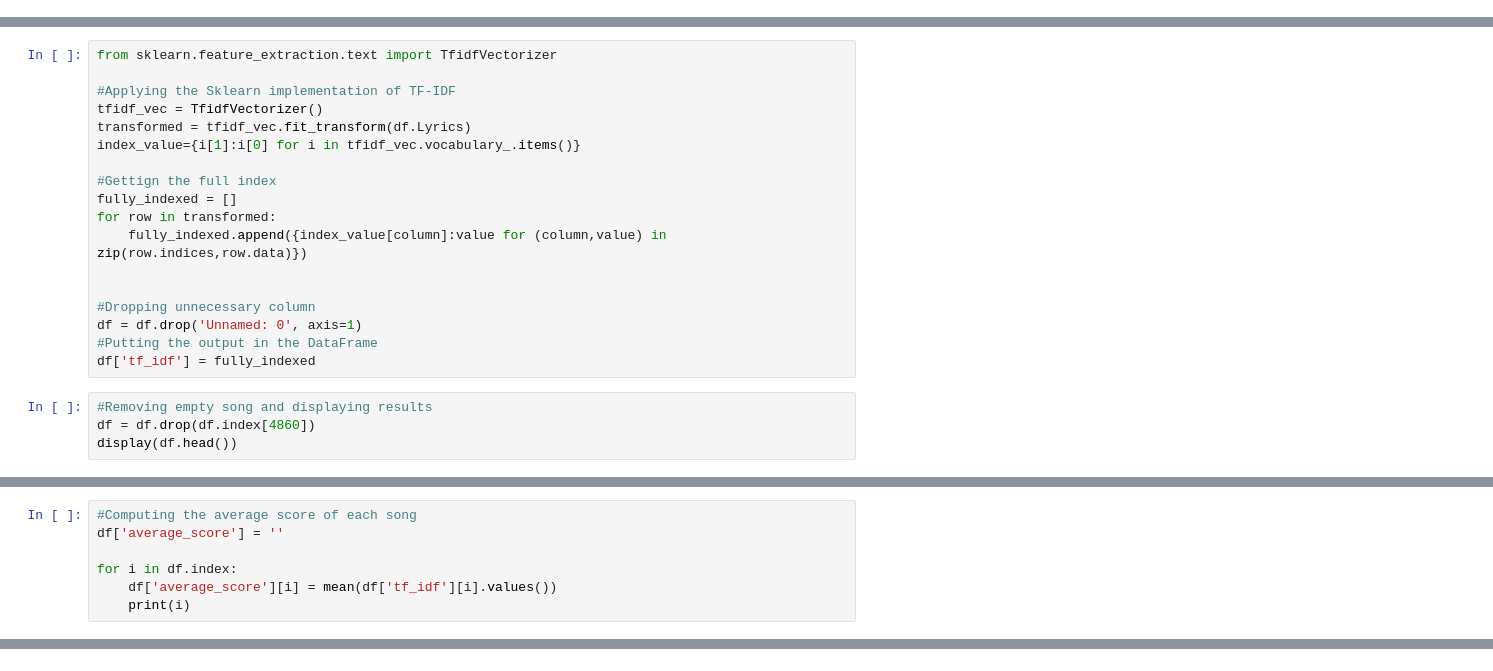
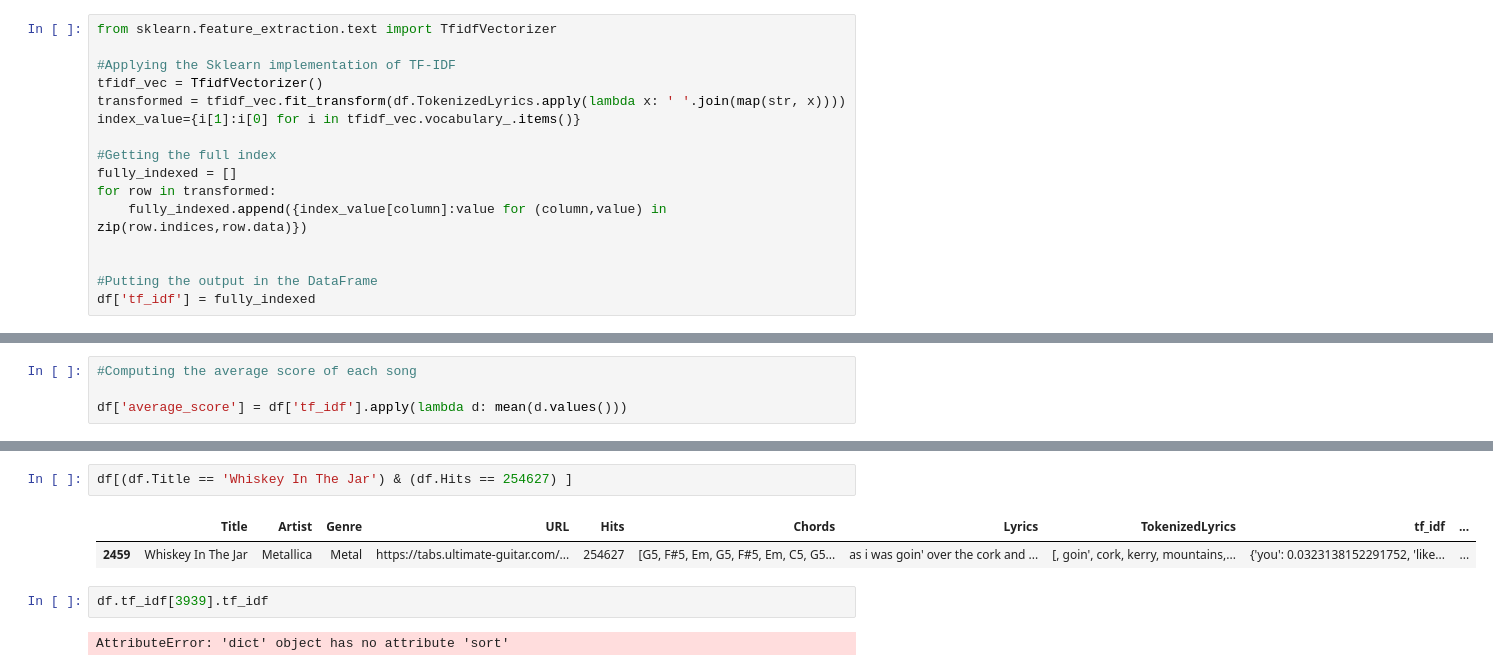
Before and after one commit to CSantiStSup/Digital_Musicology, a Jupyter notebook: Lexical Complexity.ipynb, the cells around one changed output, grey strips where cells are left out. Saved outputs shown, nothing was run; the diff lists cells and outputs as text.

```diff
--- a/Lexical Complexity.ipynb
+++ b/Lexical Complexity.ipynb
@@ -24 +44,17 @@ df['Lyrics']  = [re.sub(r'([^\s\w]|_)+', '', x) for x in df.Lyrics]
+# %%
+from sklearn.feature_extraction.text import TfidfVectorizer
+
+#Applying the Sklearn implementation of TF-IDF
+tfidf_vec = TfidfVectorizer()
+transformed = tfidf_vec.fit_transform(df.TokenizedLyrics.apply(lambda x: ' '.join(map(str, x))))
+index_value={i[1]:i[0] for i in tfidf_vec.vocabulary_.items()}
+
+#Getting the full index
+fully_indexed = []
+for row in transformed:
+    fully_indexed.append({index_value[column]:value for (column,value) in zip(row.indices,row.data)})
+
+
+#Putting the output in the DataFrame
+df['tf_idf'] = fully_indexed
 # %%
@@ -33,22 +68,0 @@ Name: Lyrics, dtype: object
-# %%
-from sklearn.feature_extraction.text import TfidfVectorizer
-
-#Applying the Sklearn implementation of TF-IDF
-tfidf_vec = TfidfVectorizer()
-transformed = tfidf_vec.fit_transform(df.Lyrics)
-index_value={i[1]:i[0] for i in tfidf_vec.vocabulary_.items()}
-
-#Gettign the full index
-fully_indexed = []
-for row in transformed:
-    fully_indexed.append({index_value[column]:value for (column,value) in zip(row.indices,row.data)})
-
-
-#Dropping unnecessary column
-df = df.drop('Unnamed: 0', axis=1)
-#Putting the output in the DataFrame
-df['tf_idf'] = fully_indexed
-# %%
-#Removing empty song and displaying results
-df = df.drop(df.index[4860])
-display(df.head())
@@ -62,7 +69,4 @@ display(df.head())
 # %%
 #Computing the average score of each song
-df['average_score'] = ''
 
-for i in df.index:
-    df['average_score'][i] = mean(df['tf_idf'][i].values())
-    print(i)
+df['average_score'] = df['tf_idf'].apply(lambda d: mean(d.values()))
@@ -111,0 +94,9 @@ display(df.sort_values('average_score', ascending=False))
+# %%
+df[(df.Title == 'Whiskey In The Jar') & (df.Hits == 254627) ]
+# %% [output]
+|  | Title | Artist | Genre | URL | Hits | Chords | Lyrics | TokenizedLyrics | tf_idf | ... |
+| 2459 | Whiskey In The Jar | Metallica | Metal | https://tabs.ultimate-guitar.com/... | 254627 | [G5, F#5, Em, G5, F#5, Em, C5, G5... | as i was goin' over the cork and ... | [, goin', cork, kerry, mountains,... | {'you': 0.0323138152291752, 'like... | ... |
+# %%
+df.tf_idf[3939].tf_idf
+# %% [output]
+AttributeError: 'dict' object has no attribute 'sort'
```
Also changed, not shown: parts of 10 cells of this notebook.
